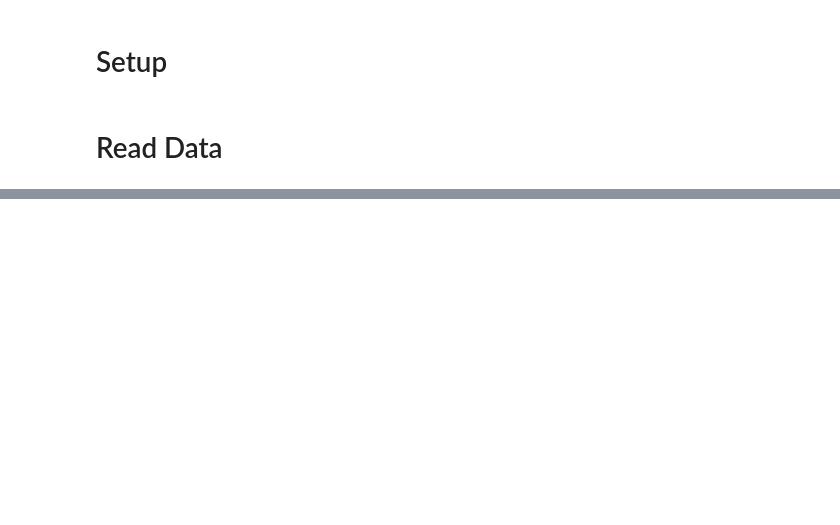
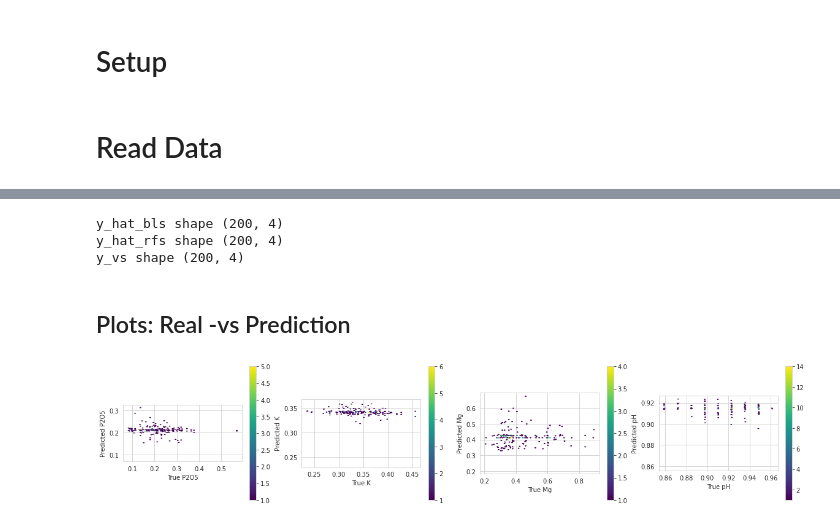
Before and after one commit to DKRZ-AIM/ai4eo-hyperview, a Jupyter notebook: notebooks/simple_models/evaluation.ipynb, the cells around one changed output, grey strips where cells are left out. Drawn from its saved outputs; the diff is of its cells as text; code cells hidden in the pictures; blank space fills up the shorter version.

```diff
--- a/notebooks/simple_models/evaluation.ipynb
+++ b/notebooks/simple_models/evaluation.ipynb
@@ -80,0 +18,33 @@ print(f"Train data size: {len(X_train)}")
+# %%
+# read predictions and true data for trainingdata
+path = '../../hyperview/random_forest/evaluation'
+y_hat_bls = np.load(os.path.join(path, "y_hat_bls_RandomForest_202205021139_nest=82_maxd=5_minsl=50.npy"))
+y_hat_rfs = np.load(os.path.join(path, "y_hat_rfs_RandomForest_202205021139_nest=82_maxd=5_minsl=50.npy"))
+y_vs = np.load(os.path.join(path, "y_vs_RandomForest_202205021139_nest=82_maxd=5_minsl=50.npy"))
+# %%
+print(f"y_hat_bls shape {y_hat_bls.shape}")
+print(f"y_hat_rfs shape {y_hat_rfs.shape}")
+print(f"y_vs shape {y_vs.shape}")
+# %% [output]
+y_hat_bls shape (200, 4)
+y_hat_rfs shape (200, 4)
+y_vs shape (200, 4)
+# %% [markdown]
+## Plots: Real -vs Prediction
+# %%
+fig, axs = plt.subplots(1, 4, figsize=(20, 4))
+
+for i, ax in enumerate(axs):
+    ax.set_aspect('equal')
+
+    img = ax.hexbin(y_vs[:, i], y_hat_rfs[:, i], cmap='viridis', mincnt=1)
+
+    ax.plot(np.arange(np.min(y_vs[:, i]), np.max(y_vs[:, i])),
+            np.arange(np.min(y_vs[:, i]), np.max(y_vs[:, i])), 'r--')
+
+    plt.colorbar(img, ax=ax)
+
+    ax.set_xlabel('True ' + cols[i])
+    ax.set_ylabel('Predicted ' + cols[i])
+# %% [output]
+[figure, added]
```
Also changed, not shown: parts of 7 cells of this notebook, 5 other files.
